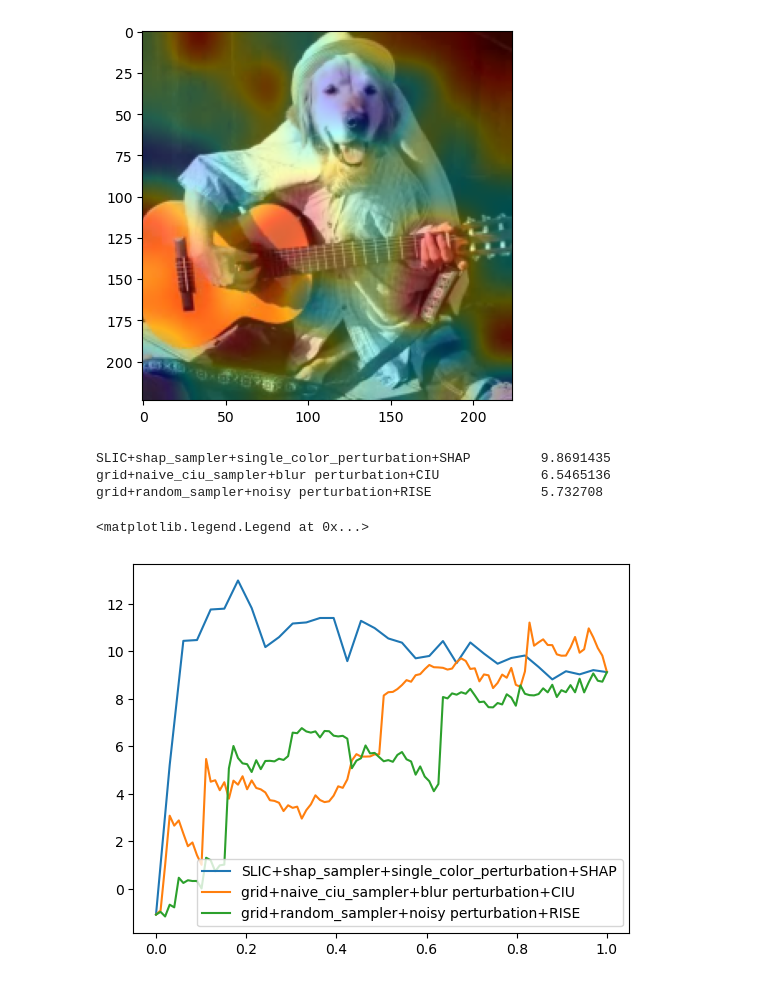
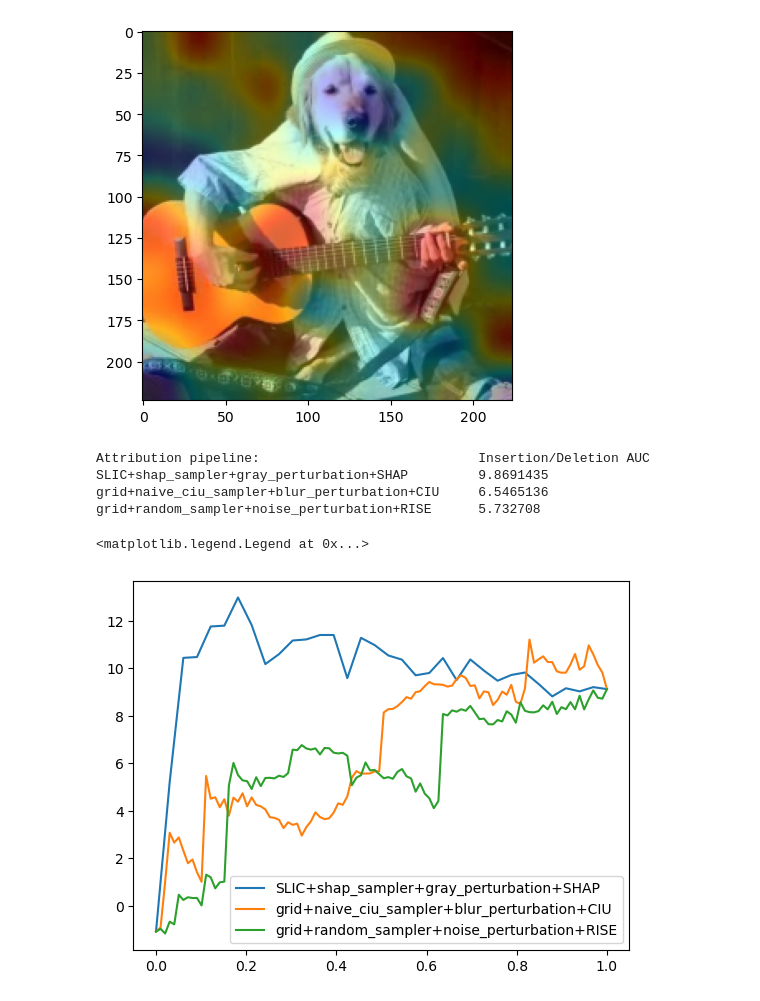
Before and after one commit to guspih/post-hoc-image-perturbation, a Jupyter notebook: torchvision_showcase.ipynb, the cells around one changed output. Saved outputs shown, nothing was run; the diff lists cells and outputs as text; code cells hidden in the pictures.

```diff
--- a/torchvision_showcase.ipynb
+++ b/torchvision_showcase.ipynb
@@ -224,38 +224,40 @@ plt.imshow(gui_rise_pixels_visual)
 deletion=False # False to calculate insertion, True to calculate deletion
 
 # Create the samples for calculating insertion/deletion of the labrador
 lab_shap_insert_samples = auc_sampler(lab_shaps, deletion=deletion)
 lab_ciu_insert_samples  = auc_sampler(lab_infl, deletion=deletion)
 lab_rise_insert_samples = auc_sampler(lab_rise, deletion=deletion)
 
 # Create the perturbation masks for insertion/deletion
 lab_shap_insert_perturbation_masks = perturbation_masks(slic_masks, lab_shap_insert_samples)
 lab_ciu_insert_perturbation_masks  = perturbation_masks(grid_masks, lab_ciu_insert_samples)
 lab_rise_insert_perturbation_masks = perturbation_masks(grid_masks, lab_rise_insert_samples)
 
 # Perturb the images using solid color to occlude
 lab_shap_insert_images, lab_shap_insert_samples = gray_perturbation(img, lab_shap_insert_perturbation_masks, lab_shap_insert_samples)
 lab_ciu_insert_images,  lab_ciu_insert_samples  = gray_perturbation(img, lab_ciu_insert_perturbation_masks, lab_ciu_insert_samples)
 lab_rise_insert_images, lab_rise_insert_samples = gray_perturbation(img, lab_rise_insert_perturbation_masks, lab_rise_insert_samples)
 
 # Calculate the model output for the insertion images
 lab_shap_insert_Y = model(lab_shap_insert_images)
 lab_ciu_insert_Y  = model(lab_ciu_insert_images)
 lab_rise_insert_Y = model(lab_rise_insert_images)
 
 # Print the AUC scores:
-print('SLIC+shap_sampler+single_color_perturbation+SHAP\t', np.mean(lab_shap_insert_Y[:,labrador]))
-print('grid+naive_ciu_sampler+blur perturbation+CIU\t\t', np.mean(lab_ciu_insert_Y[:,labrador]))
-print('grid+random_sampler+noisy perturbation+RISE\t\t', np.mean(lab_rise_insert_Y[:,labrador]))
+print('Attribution pipeline:\t\t\t\t Insertion/Deletion AUC:')
+print('SLIC+shap_sampler+gray_perturbation+SHAP\t', np.mean(lab_shap_insert_Y[:,labrador]))
+print('grid+naive_ciu_sampler+blur_perturbation+CIU\t', np.mean(lab_ciu_insert_Y[:,labrador]))
+print('grid+random_sampler+noise_perturbation+RISE\t', np.mean(lab_rise_insert_Y[:,labrador]))
 
 # Plot the insertion/deletion curves showing the prediction vs. the fraction of the image inserted/deleted
 plt.plot(np.linspace(0,1,len(lab_shap_insert_Y)), lab_shap_insert_Y[:,labrador])
 plt.plot(np.linspace(0,1,len(lab_ciu_insert_Y)), lab_ciu_insert_Y[:,labrador])
 plt.plot(np.linspace(0,1,len(lab_rise_insert_Y)), lab_rise_insert_Y[:,labrador])
-plt.legend(('SLIC+shap_sampler+single_color_perturbation+SHAP', 'grid+naive_ciu_sampler+blur perturbation+CIU', 'grid+random_sampler+noisy perturbation+RISE'))
+plt.legend(('SLIC+shap_sampler+gray_perturbation+SHAP', 'grid+naive_ciu_sampler+blur_perturbation+CIU', 'grid+random_sampler+noise_perturbation+RISE'))
 # %% [output]
-SLIC+shap_sampler+single_color_perturbation+SHAP         9.8691435
-grid+naive_ciu_sampler+blur perturbation+CIU             6.5465136
-grid+random_sampler+noisy perturbation+RISE              5.732708
+Attribution pipeline:                            Insertion/Deletion AUC
+SLIC+shap_sampler+gray_perturbation+SHAP         9.8691435
+grid+naive_ciu_sampler+blur_perturbation+CIU     6.5465136
+grid+random_sampler+noise_perturbation+RISE      5.732708
 <matplotlib.legend.Legend at 0x...>
-[figure, old version]
+[figure, new version]
```
Also changed, not shown: 1 other file.
